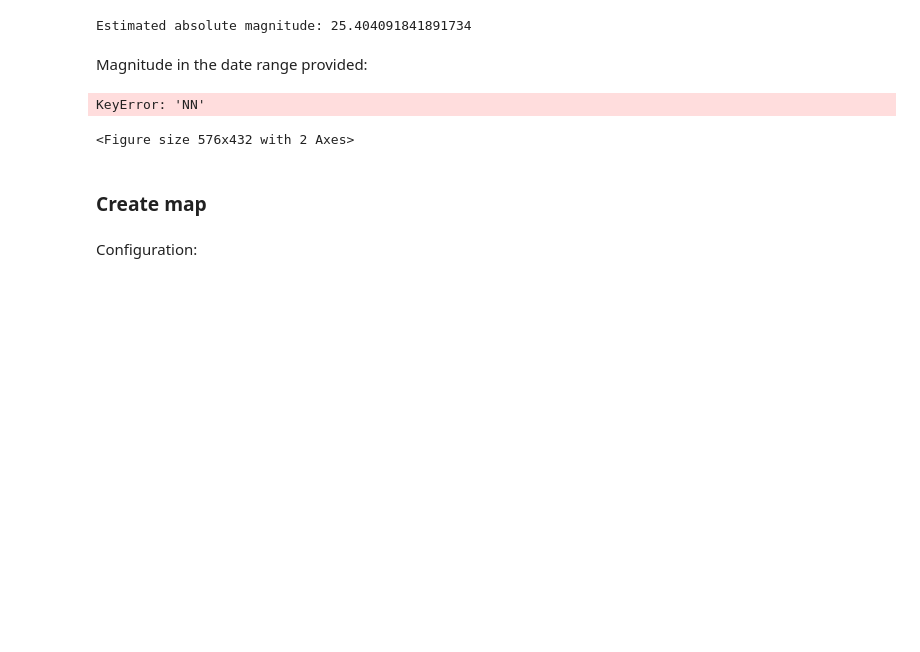
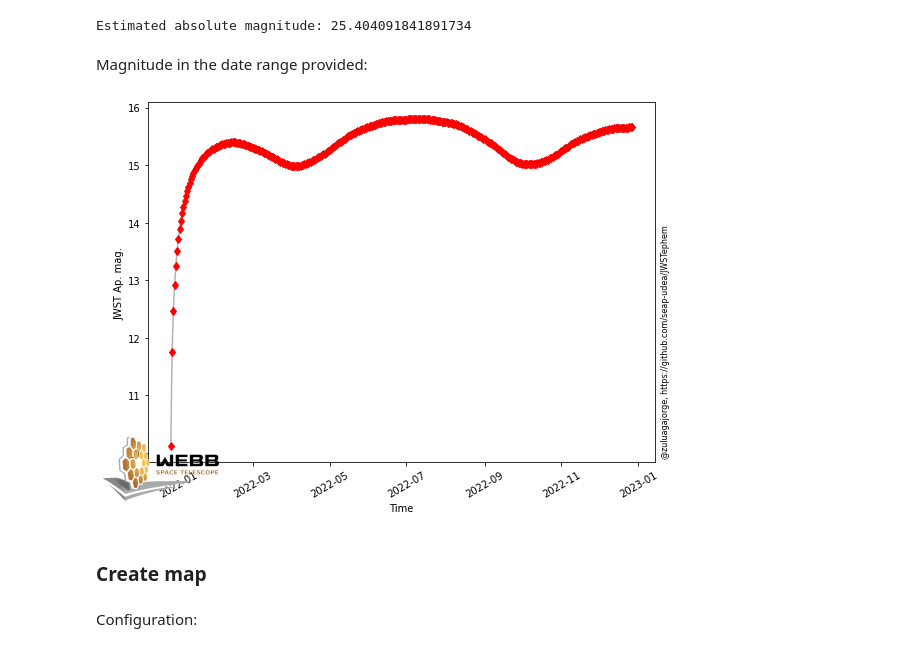
Before and after one commit to seap-udea/JWSTephem, a Jupyter notebook: JWST-Ephemeris.ipynb, the cells around one changed output. Drawn from its saved outputs; the diff is of its cells as text; code cells hidden in the pictures; blank space fills up the shorter version.

```diff
--- a/JWST-Ephemeris.ipynb
+++ b/JWST-Ephemeris.ipynb
@@ -181,34 +182,33 @@ im = plt.imread(f'{figdir}/webb_logo.png')
 # %%
 obj=Horizons(id='JWST',location="@399",epochs=dict(start=start_date,stop=stop_date,step=step_date))
 JWST_Earth=obj.vectors()
 obj=Horizons(id='JWST', location="@10", epochs=dict(start=start_date,stop=stop_date,step=step_date))
 JWST_Sun=obj.vectors()
 ms=[]
 ts=[]
 for i in range(len(JWST_Earth)):
     t=Time(JWST_Earth[i]["datetime_jd"],format="jd")
     dBS=JWST_Earth[i]["range"]*constants.au
     dBO=JWST_Sun[i]["range"]*constants.au
     ts+=[datetime.datetime.strptime(t.iso.replace(".000",""),"%Y-%m-%d %H:%M:%S")]
     ms+=[H+5*np.log10(dBS*dBO/do**2)]
 
 fig,ax=plt.subplots(1,1,figsize=(8,6))
 ax.plot(ts,ms,'k-',alpha=0.3)
 iper=1
 ax.plot(ts[::iper],ms[::iper],'rd')
 ax.set_xlabel("Time")
 ax.set_ylabel("JWST Ap. mag.")
 plt.xticks(rotation=30)
 water_mark(ax)
 
-newax = fig.add_axes([0.1,0.1,0.2,0.2], anchor='NN', zorder=1000)
-newax.imshow(im)
+newax = fig.add_axes([0.5,0.2,0.2,0.2], anchor='NW', zorder=1000)
+newax.imshow(logo_black)
 newax.axis('off')
 
 fig.tight_layout()
 # %% [output]
-KeyError: 'NN'
-<Figure size 576x432 with 2 Axes>
+[figure, added]
 # %% [markdown]
 ### Create map
 # %% [markdown]
```
Also changed, not shown: parts of 4 cells of this notebook, 3 other files.
